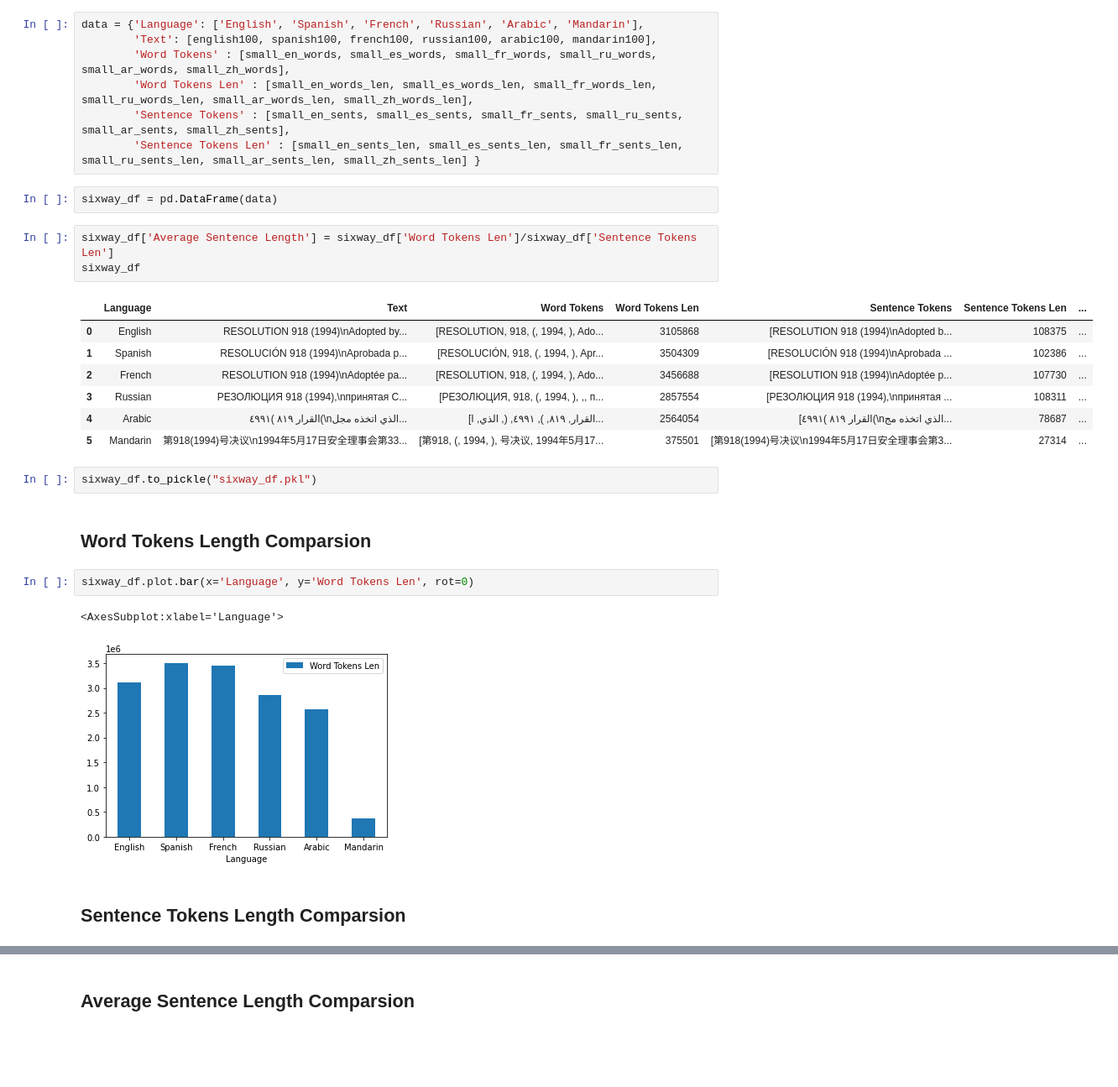
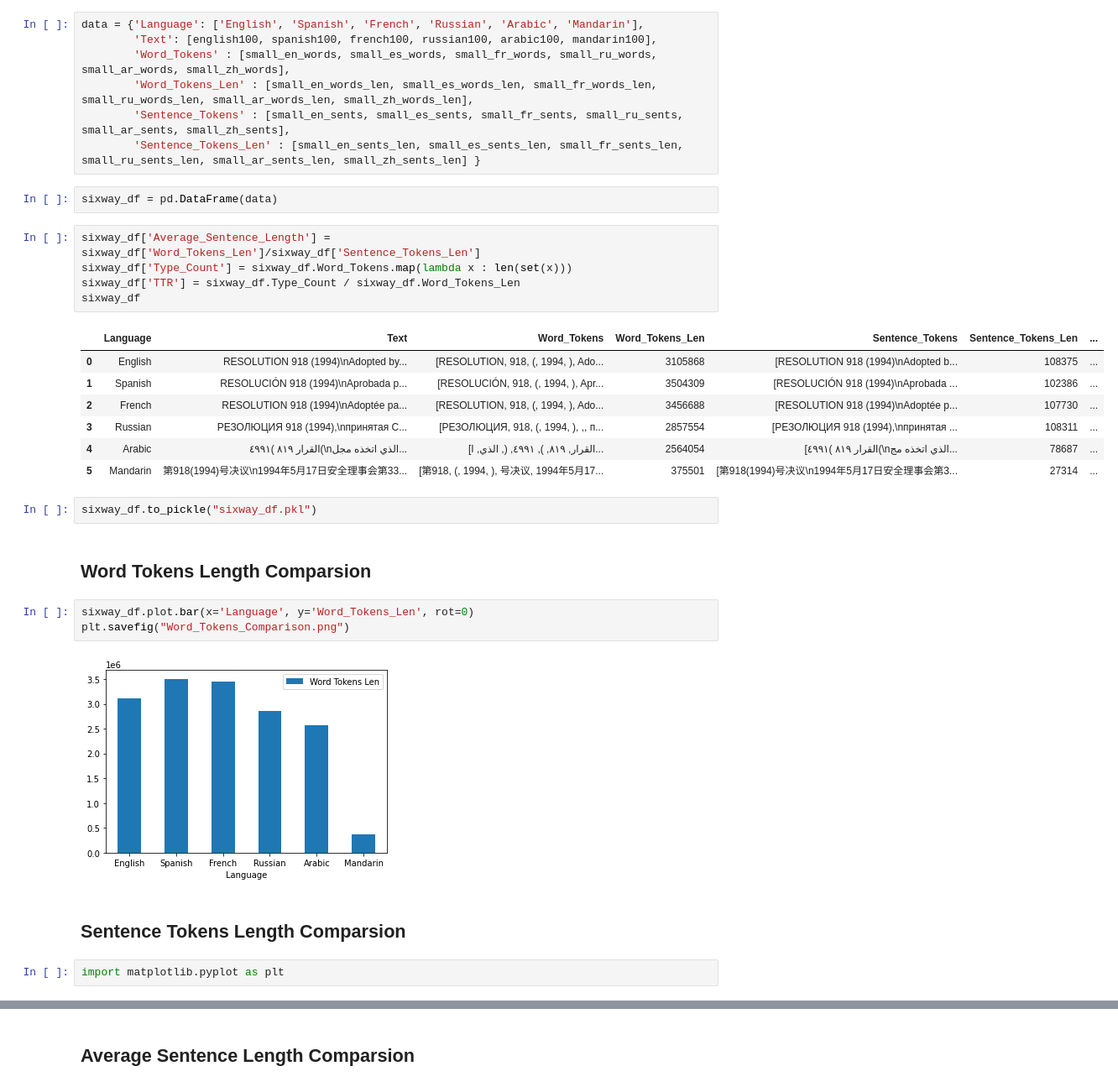
Before and after one commit to kinanmouk/UN-Parallel-Corpora-Analysis, a Jupyter notebook: UN_Data_Analysis.ipynb, the cells around one changed output, grey strips where cells are left out. Shown at 84% size. Drawn from its saved outputs; the diff is of its cells as text; blank space fills up the shorter version.

```diff
--- a/UN_Data_Analysis.ipynb
+++ b/UN_Data_Analysis.ipynb
@@ -244,32 +244,36 @@ Sentence Token Count for Mandarin File: 27314
 # %%
 data = {'Language': ['English', 'Spanish', 'French', 'Russian', 'Arabic', 'Mandarin'],
         'Text': [english100, spanish100, french100, russian100, arabic100, mandarin100],
-        'Word Tokens' : [small_en_words, small_es_words, small_fr_words, small_ru_words, small_ar_words, small_zh_words],
-        'Word Tokens Len' : [small_en_words_len, small_es_words_len, small_fr_words_len, small_ru_words_len, small_ar_words_len, small_zh_words_len],
-        'Sentence Tokens' : [small_en_sents, small_es_sents, small_fr_sents, small_ru_sents, small_ar_sents, small_zh_sents],
-        'Sentence Tokens Len' : [small_en_sents_len, small_es_sents_len, small_fr_sents_len, small_ru_sents_len, small_ar_sents_len, small_zh_sents_len] }
+        'Word_Tokens' : [small_en_words, small_es_words, small_fr_words, small_ru_words, small_ar_words, small_zh_words],
+        'Word_Tokens_Len' : [small_en_words_len, small_es_words_len, small_fr_words_len, small_ru_words_len, small_ar_words_len, small_zh_words_len],
+        'Sentence_Tokens' : [small_en_sents, small_es_sents, small_fr_sents, small_ru_sents, small_ar_sents, small_zh_sents],
+        'Sentence_Tokens_Len' : [small_en_sents_len, small_es_sents_len, small_fr_sents_len, small_ru_sents_len, small_ar_sents_len, small_zh_sents_len] }
 # %%
 sixway_df = pd.DataFrame(data)
 # %%
-sixway_df['Average Sentence Length'] = sixway_df['Word Tokens Len']/sixway_df['Sentence Tokens Len']
+sixway_df['Average_Sentence_Length'] = sixway_df['Word_Tokens_Len']/sixway_df['Sentence_Tokens_Len']
+sixway_df['Type_Count'] = sixway_df.Word_Tokens.map(lambda x : len(set(x)))
+sixway_df['TTR'] = sixway_df.Type_Count / sixway_df.Word_Tokens_Len
 sixway_df
 # %% [output]
-|  | Language | Text | Word Tokens | Word Tokens Len | Sentence Tokens | Sentence Tokens Len | ... |
+|  | Language | Text | Word_Tokens | Word_Tokens_Len | Sentence_Tokens | Sentence_Tokens_Len | ... |
 | 0 | English | RESOLUTION 918 (1994)\nAdopted by... | [RESOLUTION, 918, (, 1994, ), Ado... | 3105868 | [RESOLUTION 918 (1994)\nAdopted b... | 108375 | ... |
 | 1 | Spanish | RESOLUCIÓN 918 (1994)\nAprobada p... | [RESOLUCIÓN, 918, (, 1994, ), Apr... | 3504309 | [RESOLUCIÓN 918 (1994)\nAprobada ... | 102386 | ... |
 | 2 | French | RESOLUTION 918 (1994)\nAdoptée pa... | [RESOLUTION, 918, (, 1994, ), Ado... | 3456688 | [RESOLUTION 918 (1994)\nAdoptée p... | 107730 | ... |
 | 3 | Russian | РЕЗОЛЮЦИЯ 918 (1994),\nпринятая С... | [РЕЗОЛЮЦИЯ, 918, (, 1994, ), ,, п... | 2857554 | [РЕЗОЛЮЦИЯ 918 (1994),\nпринятая ... | 108311 | ... |
 | 4 | Arabic | القرار ٨١٩ )٤٩٩١(\nالذي اتخذه مجل... | [القرار, ٨١٩, ), ٤٩٩١, (, الذي, ا... | 2564054 | [القرار ٨١٩ )٤٩٩١(\nالذي اتخذه مج... | 78687 | ... |
 | 5 | Mandarin | 第918(1994)号决议\n1994年5月17日安全理事会第33... | [第918, (, 1994, ), 号决议, 1994年5月17... | 375501 | [第918(1994)号决议\n1994年5月17日安全理事会第3... | 27314 | ... |
-# %%
-sixway_df.to_pickle("sixway_df.pkl")
+# %%
+sixway_df.to_pickle("sixway_df.pkl")
 # %% [markdown]
 ## Word Tokens Length Comparsion
 # %%
-sixway_df.plot.bar(x='Language', y='Word Tokens Len', rot=0)
+sixway_df.plot.bar(x='Language', y='Word_Tokens_Len', rot=0)
+plt.savefig("Word_Tokens_Comparison.png")
 # %% [output]
-<AxesSubplot:xlabel='Language'>
 [figure]
 # %% [markdown]
 ## Sentence Tokens Length Comparsion
+# %%
+import matplotlib.pyplot as plt
 # %%
```
Also changed, not shown: parts of 4 cells of this notebook, 1 other file.
